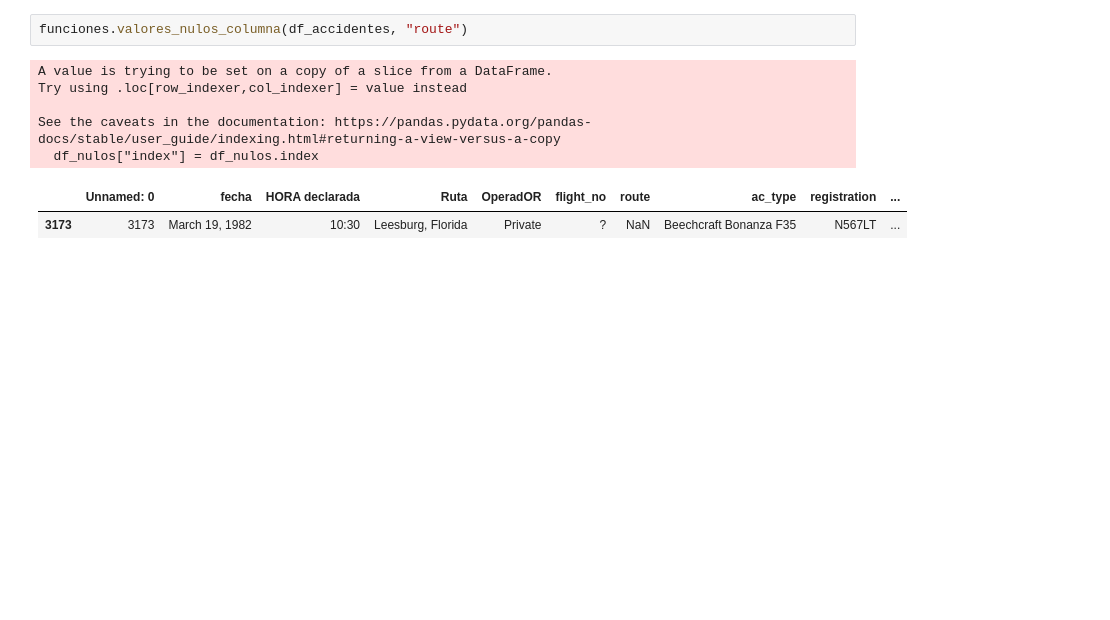
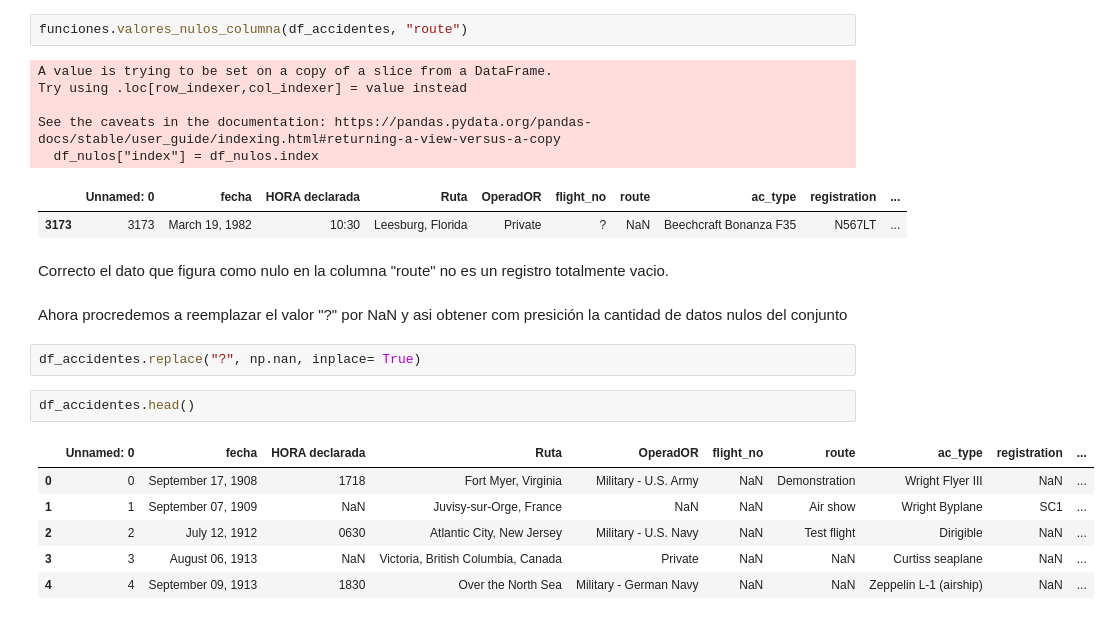
Before and after one commit to freddyv1828/Data_Analytics_Accidentes_Aereos, a Jupyter notebook: Notebooks/Etl_Accidentes_aereos.ipynb, the cells around one changed output. Saved outputs shown, nothing was run; the diff lists cells and outputs as text; blank space fills up the shorter version.

```diff
--- a/Notebooks/Etl_Accidentes_aereos.ipynb
+++ b/Notebooks/Etl_Accidentes_aereos.ipynb
@@ -75,3 +76,18 @@ See the caveats in the documentation: https://pandas.pydata.org/pandas-docs/stab
   df_nulos["index"] = df_nulos.index
 |  | Unnamed: 0 | fecha | HORA declarada | Ruta | OperadOR | flight_no | route | ac_type | registration | ... |
 | 3173 | 3173 | March 19, 1982 | 10:30 | Leesburg, Florida | Private | ? | NaN | Beechcraft Bonanza F35 | N567LT | ... |
+# %% [markdown]
+Correcto el dato que figura como nulo en la columna "route" no es un registro totalmente vacio.
+# %% [markdown]
+Ahora procredemos a reemplazar el valor "?" por NaN y asi obtener com presición la cantidad de datos nulos del conjunto
+# %%
+df_accidentes.replace("?", np.nan, inplace= True)
+# %%
+df_accidentes.head()
+# %% [output]
+|  | Unnamed: 0 | fecha | HORA declarada | Ruta | OperadOR | flight_no | route | ac_type | registration | ... |
+| 0 | 0 | September 17, 1908 | 1718 | Fort Myer, Virginia | Military - U.S. Army | NaN | Demonstration | Wright Flyer III | NaN | ... |
+| 1 | 1 | September 07, 1909 | NaN | Juvisy-sur-Orge, France | NaN | NaN | Air show | Wright Byplane | SC1 | ... |
+| 2 | 2 | July 12, 1912 | 0630 | Atlantic City, New Jersey | Military - U.S. Navy | NaN | Test flight | Dirigible | NaN | ... |
+| 3 | 3 | August 06, 1913 | NaN | Victoria, British Columbia, Canada | Private | NaN | NaN | Curtiss seaplane | NaN | ... |
+| 4 | 4 | September 09, 1913 | 1830 | Over the North Sea | Military - German Navy | NaN | NaN | Zeppelin L-1 (airship) | NaN | ... |
```
Also changed, not shown: parts of 3 cells of this notebook.
